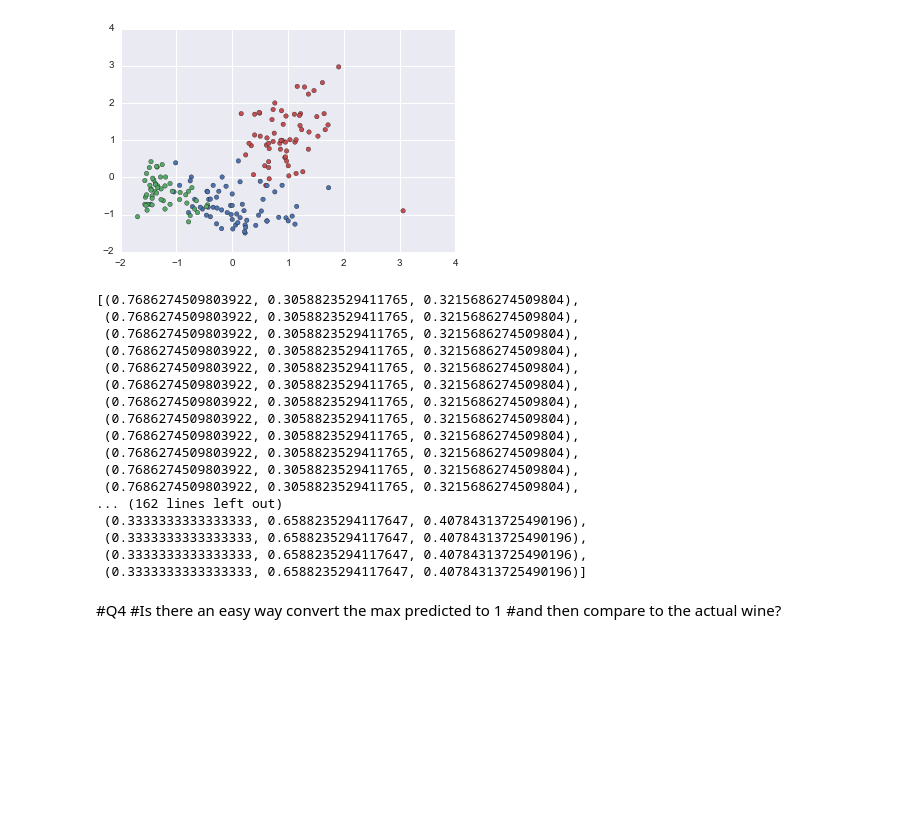
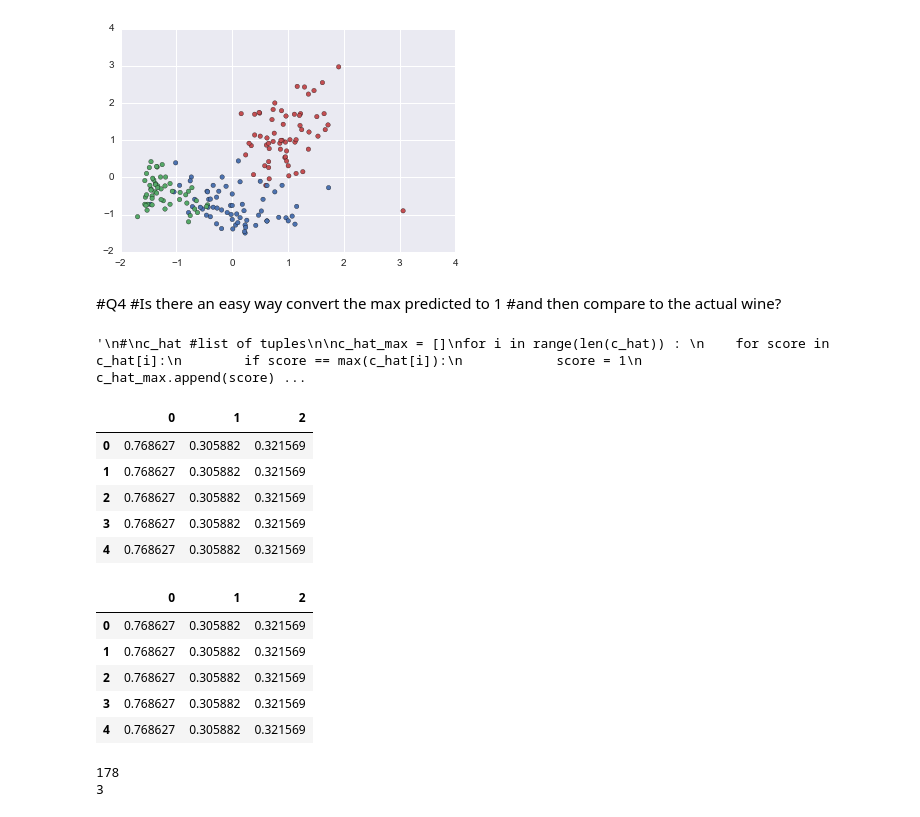
Before and after one commit to cryhughes/DAT_SF_12, a Jupyter notebook: HW2/HW2.ipynb, the cells around one changed output. Cells and saved outputs as stored; diff of their text form; code cells hidden in the pictures; blank space fills up the shorter version.

```diff
--- a/HW2/HW2.ipynb
+++ b/HW2/HW2.ipynb
@@ -575,28 +589,63 @@ c_hat = [color_palette()[i] for i in Y_hat_kmeans]
 plt.scatter(df_scale['Flavanoids'], df_scale['Proline'], c=c_hat);
 # %% [output]
 [figure]
-# %%
-#scaled data provides a much better (visible) match
-c_hat
-# %% [output]
-[(0.7686274509803922, 0.3058823529411765, 0.3215686274509804),
- (0.7686274509803922, 0.3058823529411765, 0.3215686274509804),
- (0.7686274509803922, 0.3058823529411765, 0.3215686274509804),
- (0.7686274509803922, 0.3058823529411765, 0.3215686274509804),
- (0.7686274509803922, 0.3058823529411765, 0.3215686274509804),
- (0.7686274509803922, 0.3058823529411765, 0.3215686274509804),
- (0.7686274509803922, 0.3058823529411765, 0.3215686274509804),
- (0.7686274509803922, 0.3058823529411765, 0.3215686274509804),
- (0.7686274509803922, 0.3058823529411765, 0.3215686274509804),
- (0.7686274509803922, 0.3058823529411765, 0.3215686274509804),
- (0.7686274509803922, 0.3058823529411765, 0.3215686274509804),
- (0.7686274509803922, 0.3058823529411765, 0.3215686274509804),
-... (162 lines left out)
- (0.3333333333333333, 0.6588235294117647, 0.40784313725490196),
- (0.3333333333333333, 0.6588235294117647, 0.40784313725490196),
- (0.3333333333333333, 0.6588235294117647, 0.40784313725490196),
- (0.3333333333333333, 0.6588235294117647, 0.40784313725490196)]
 # %% [markdown]
 #Q4
 #Is there an easy way convert the max predicted to 1
 #and then compare to the actual wine?
+# %%
+#scaled data provides a much better (visible) match
+'''
+#
+c_hat #list of tuples
+
+c_hat_max = []
+for i in range(len(c_hat)) :
+    for score in c_hat[i]:
+        if score == max(c_hat[i]):
+            score = 1
+            c_hat_max.append(score)
+        else:
+            score = 0
+            c_hat_max.append(score)
+
+print c_hat_max
+'''
+# %% [output]
+'\n#\nc_hat #list of tuples\n\nc_hat_max = []\nfor i in range(len(c_hat)) : \n    for score in c_hat[i]:\n        if score == max(c_hat[i]):\n            score = 1\n            c_hat_max.append(score) ...
+# %%
+#STEP !
+#convert list of tuples to dataframe using DataFrame.from_records
+#http://pandas.pydata.org/pandas-docs/version/0.13.1/dsintro.html
+c_hat_df = pd.DataFrame.from_records(c_hat)
+c_hat_df.head()
+
+#c_hat_df.pivot?
+# %% [output]
+|  | 0 | 1 | 2 |
+| 0 | 0.768627 | 0.305882 | 0.321569 |
+| 1 | 0.768627 | 0.305882 | 0.321569 |
+| 2 | 0.768627 | 0.305882 | 0.321569 |
+| 3 | 0.768627 | 0.305882 | 0.321569 |
+| 4 | 0.768627 | 0.305882 | 0.321569 |
+# %%
+#c_hat_max = c_hat_df  #start with same df to overwrite
+c_hat_max = c_hat_df
+c_hat_max = c_hat_df
+c_hat_max.head()
+# %% [output]
+|  | 0 | 1 | 2 |
+| 0 | 0.768627 | 0.305882 | 0.321569 |
+| 1 | 0.768627 | 0.305882 | 0.321569 |
+| 2 | 0.768627 | 0.305882 | 0.321569 |
+| 3 | 0.768627 | 0.305882 | 0.321569 |
+| 4 | 0.768627 | 0.305882 | 0.321569 |
+# %%
+row = len(c_hat_max.index)
+print row
+
+col = len(c_hat_max.columns)
+print col
+# %% [output]
+178
+3
```
Also changed, not shown: parts of 17 cells of this notebook, 3 other files.
